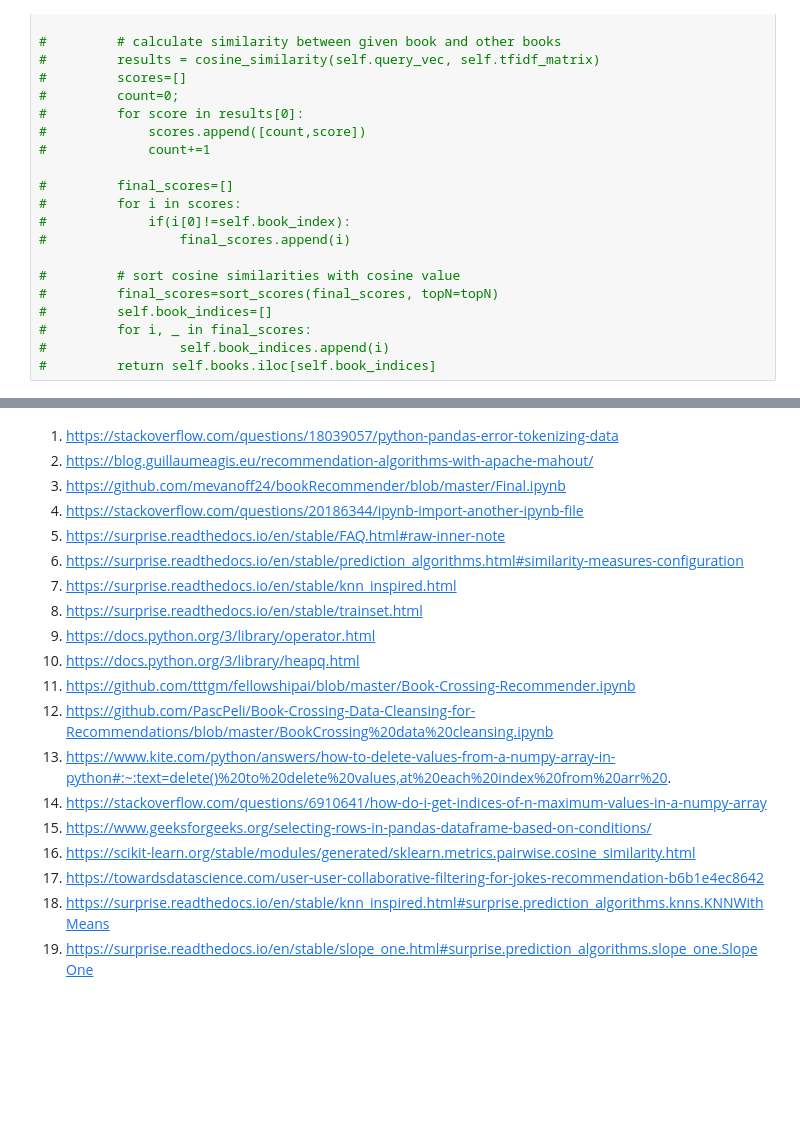
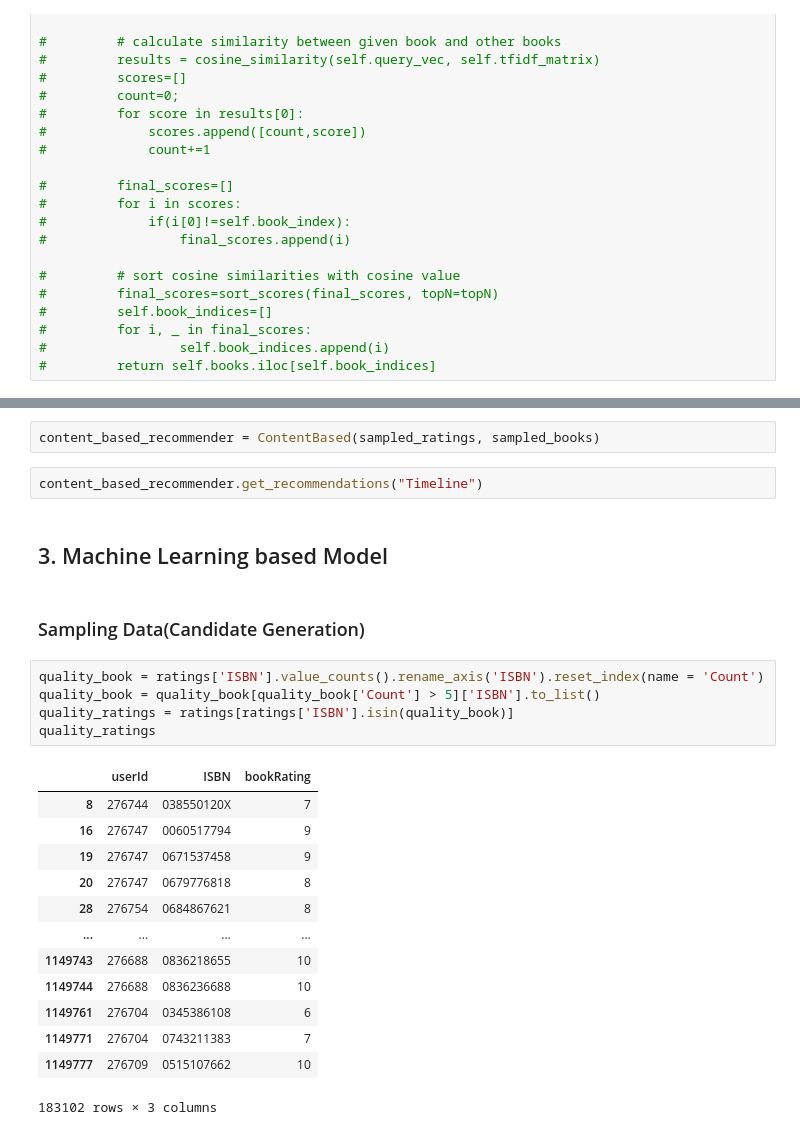
Before and after one commit to mohsenMahmoodzadeh/book-crossing-recommender-system, a Jupyter notebook: Recommendation.ipynb, the cells around one changed output, grey strips where cells are left out. Drawn from its saved outputs; the diff is of its cells as text; blank space fills up the shorter version.

```diff
--- a/Recommendation.ipynb
+++ b/Recommendation.ipynb
@@ -832,20 +617,27 @@ Recommendations for ['0446526614' 'Talking to Addison' 'Jenny Colgan' 2002 'Warn
-# %% [markdown]
-1. https://stackoverflow.com/questions/18039057/python-pandas-error-tokenizing-data
-2. https://blog.guillaumeagis.eu/recommendation-algorithms-with-apache-mahout/
-3. https://github.com/mevanoff24/bookRecommender/blob/master/Final.ipynb
-4. https://stackoverflow.com/questions/20186344/ipynb-import-another-ipynb-file
-5. https://surprise.readthedocs.io/en/stable/FAQ.html#raw-inner-note
-6. https://surprise.readthedocs.io/en/stable/prediction_algorithms.html#similarity-measures-configuration
-7. https://surprise.readthedocs.io/en/stable/knn_inspired.html
-8. https://surprise.readthedocs.io/en/stable/trainset.html
-9. https://docs.python.org/3/library/operator.html
-10. https://docs.python.org/3/library/heapq.html
-11. https://github.com/tttgm/fellowshipai/blob/master/Book-Crossing-Recommender.ipynb
-12. https://github.com/PascPeli/Book-Crossing-Data-Cleansing-for-Recommendations/blob/master/BookCrossing%20data%20cleansing.ipynb
-13. https://www.kite.com/python/answers/how-to-delete-values-from-a-numpy-array-in-python#:~:text=delete()%20to%20delete%20values,at%20each%20index%20from%20arr%20.
-14. https://stackoverflow.com/questions/6910641/how-do-i-get-indices-of-n-maximum-values-in-a-numpy-array
-15. https://www.geeksforgeeks.org/selecting-rows-in-pandas-dataframe-based-on-conditions/
-16. https://scikit-learn.org/stable/modules/generated/sklearn.metrics.pairwise.cosine_similarity.html
-17. https://towardsdatascience.com/user-user-collaborative-filtering-for-jokes-recommendation-b6b1e4ec8642
-18. https://surprise.readthedocs.io/en/stable/knn_inspired.html#surprise.prediction_algorithms.knns.KNNWithMeans
-19. https://surprise.readthedocs.io/en/stable/slope_one.html#surprise.prediction_algorithms.slope_one.SlopeOne
+# %%
+content_based_recommender = ContentBased(sampled_ratings, sampled_books)
+# %%
+content_based_recommender.get_recommendations("Timeline")
+# %% [markdown]
+## 3. Machine Learning based Model
+# %% [markdown]
+### Sampling Data(Candidate Generation)
+# %%
+quality_book = ratings['ISBN'].value_counts().rename_axis('ISBN').reset_index(name = 'Count')
+quality_book = quality_book[quality_book['Count'] > 5]['ISBN'].to_list()
+quality_ratings = ratings[ratings['ISBN'].isin(quality_book)]
+quality_ratings
+# %% [output]
+|  | userId | ISBN | bookRating |
+| 8 | 276744 | 038550120X | 7 |
+| 16 | 276747 | 0060517794 | 9 |
+| 19 | 276747 | 0671537458 | 9 |
+| 20 | 276747 | 0679776818 | 8 |
+| 28 | 276754 | 0684867621 | 8 |
+| ... | ... | ... | ... |
+| 1149743 | 276688 | 0836218655 | 10 |
+| 1149744 | 276688 | 0836236688 | 10 |
+| 1149761 | 276704 | 0345386108 | 6 |
+| 1149771 | 276704 | 0743211383 | 7 |
+| 1149777 | 276709 | 0515107662 | 10 |
+183102 rows × 3 columns
```
Also changed, not shown: parts of 81 cells of this notebook, 3 other files.
